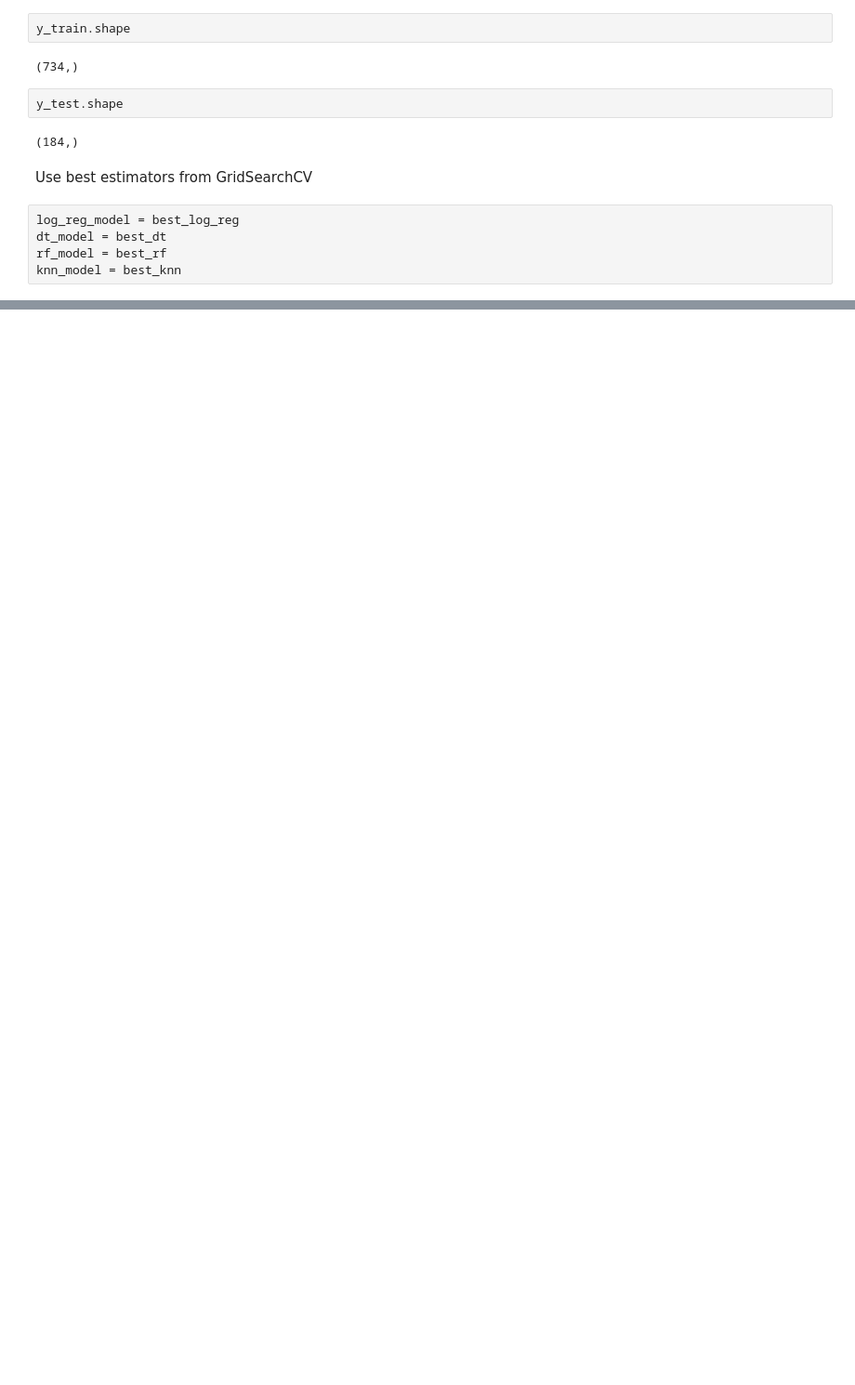
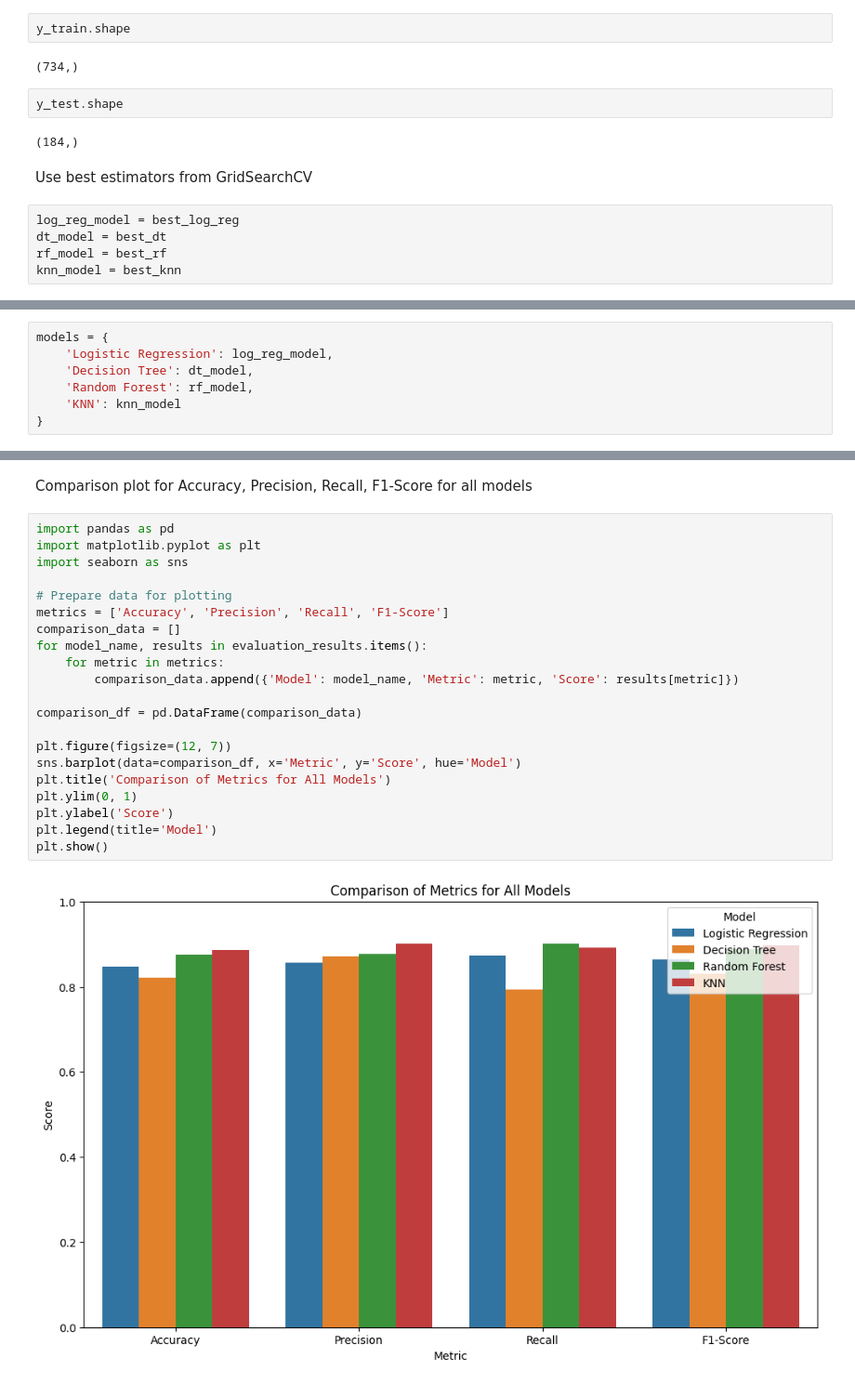
Before and after one commit to abukhalidsiddique/Heart_Failure_Prediction, a Jupyter notebook: Index.ipynb, the cells around one changed output, grey strips where cells are left out. Shown at 93% size. Saved outputs shown, nothing was run; the diff lists cells and outputs as text; blank space fills up the shorter version.

```diff
--- a/Index.ipynb
+++ b/Index.ipynb
@@ -651,0 +690,7 @@ knn_model = best_knn
+# %%
+models = {
+    'Logistic Regression': log_reg_model,
+    'Decision Tree': dt_model,
+    'Random Forest': rf_model,
+    'KNN': knn_model
+}
@@ -651,0 +769,25 @@ knn_model = best_knn
+# %% [markdown]
+Comparison plot for Accuracy, Precision, Recall, F1-Score for all models
+# %%
+import pandas as pd
+import matplotlib.pyplot as plt
+import seaborn as sns
+
+# Prepare data for plotting
+metrics = ['Accuracy', 'Precision', 'Recall', 'F1-Score']
+comparison_data = []
+for model_name, results in evaluation_results.items():
+    for metric in metrics:
+        comparison_data.append({'Model': model_name, 'Metric': metric, 'Score': results[metric]})
+
+comparison_df = pd.DataFrame(comparison_data)
+
+plt.figure(figsize=(12, 7))
+sns.barplot(data=comparison_df, x='Metric', y='Score', hue='Model')
+plt.title('Comparison of Metrics for All Models')
+plt.ylim(0, 1)
+plt.ylabel('Score')
+plt.legend(title='Model')
+plt.show()
+# %% [output]
+[figure, added]
```
Also changed, not shown: parts of 9 cells of this notebook.
